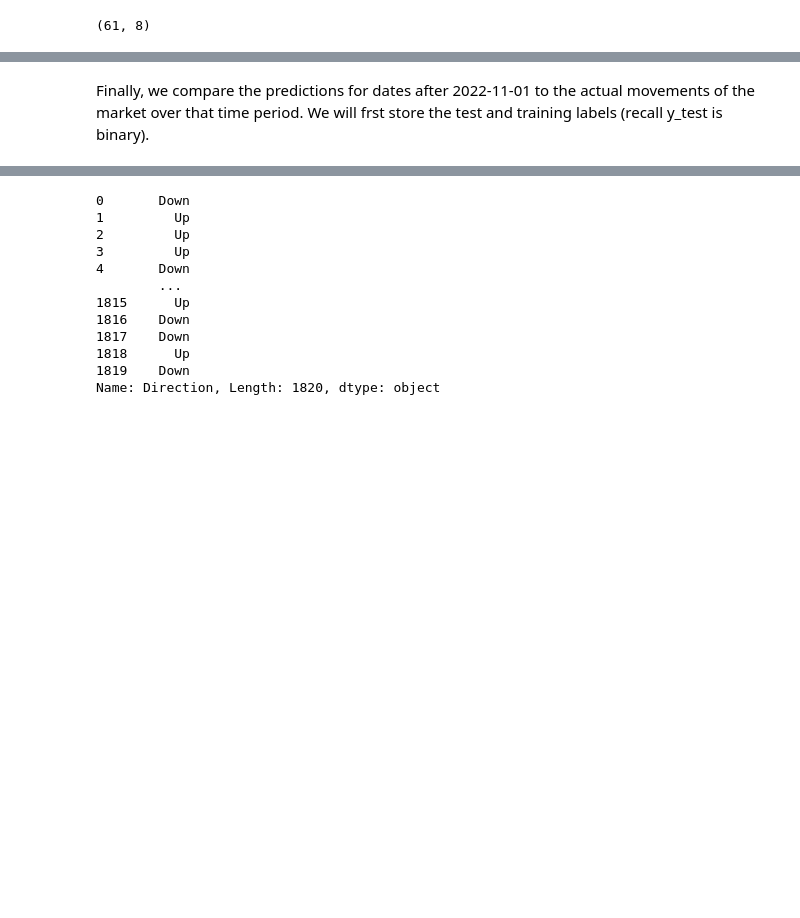
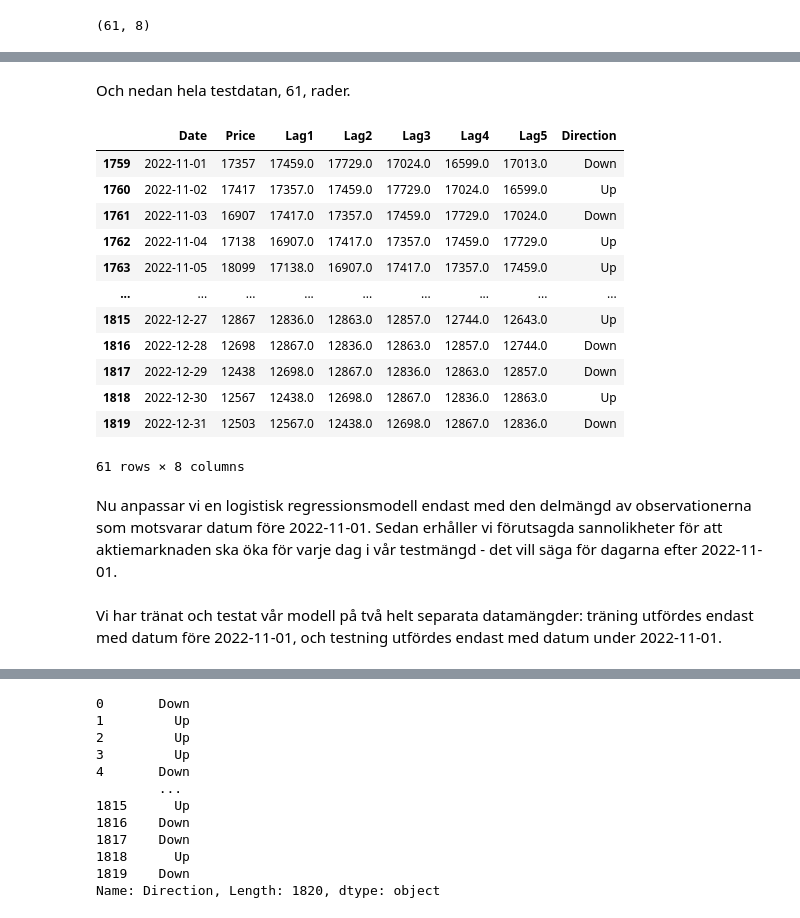
Before and after one commit to SaraPetre/prediction_with_AI, a Jupyter notebook: src/LAG/crypto_AI.ipynb, the cells around one changed output, grey strips where cells are left out. Saved outputs shown, nothing was run; the diff lists cells and outputs as text; code cells hidden in the pictures; blank space fills up the shorter version.

```diff
--- a/src/LAG/crypto_AI.ipynb
+++ b/src/LAG/crypto_AI.ipynb
@@ -460,3 +445,24 @@ set — that is, for the days before 2022-11-01.
+# %% [markdown]
+Och nedan hela testdatan, 61, rader.
+# %%
+df_test
+# %% [output]
+|  | Date | Price | Lag1 | Lag2 | Lag3 | Lag4 | Lag5 | Direction |
+| 1759 | 2022-11-01 | 17357 | 17459.0 | 17729.0 | 17024.0 | 16599.0 | 17013.0 | Down |
+| 1760 | 2022-11-02 | 17417 | 17357.0 | 17459.0 | 17729.0 | 17024.0 | 16599.0 | Up |
+| 1761 | 2022-11-03 | 16907 | 17417.0 | 17357.0 | 17459.0 | 17729.0 | 17024.0 | Down |
+| 1762 | 2022-11-04 | 17138 | 16907.0 | 17417.0 | 17357.0 | 17459.0 | 17729.0 | Up |
+| 1763 | 2022-11-05 | 18099 | 17138.0 | 16907.0 | 17417.0 | 17357.0 | 17459.0 | Up |
+| ... | ... | ... | ... | ... | ... | ... | ... | ... |
+| 1815 | 2022-12-27 | 12867 | 12836.0 | 12863.0 | 12857.0 | 12744.0 | 12643.0 | Up |
+| 1816 | 2022-12-28 | 12698 | 12867.0 | 12836.0 | 12863.0 | 12857.0 | 12744.0 | Down |
+| 1817 | 2022-12-29 | 12438 | 12698.0 | 12867.0 | 12836.0 | 12863.0 | 12857.0 | Down |
+| 1818 | 2022-12-30 | 12567 | 12438.0 | 12698.0 | 12867.0 | 12836.0 | 12863.0 | Up |
+| 1819 | 2022-12-31 | 12503 | 12567.0 | 12438.0 | 12698.0 | 12867.0 | 12836.0 | Down |
+61 rows × 8 columns
+# %% [markdown]
+
+Nu anpassar vi en logistisk regressionsmodell endast med den delmängd av observationerna som motsvarar datum före 2022-11-01. Sedan erhåller vi förutsagda sannolikheter för att aktiemarknaden ska öka för varje dag i vår testmängd - det vill säga för dagarna efter 2022-11-01.
 # %%
 X_train, X_test = X.loc[train], X.loc[~train]
 y_train, y_test = y.loc[train], y.loc[~train]
@@ -465,7 +471,5 @@ X_train,
 family=sm.families.Binomial())
 results = glm_train.fit()
 probs = results.predict(exog=X_test)
-# %% [markdown]
-Finally, we compare the predictions for dates after 2022-11-01 to the actual movements of
-the market over that time period. We will frst store the test and training
-labels (recall y_test is binary).
+# %% [markdown]
+Vi har tränat och testat vår modell på två helt separata datamängder: träning utfördes endast med datum före 2022-11-01, och testning utfördes endast med datum under 2022-11-01.
```
Also changed, not shown: parts of 21 cells of this notebook.
